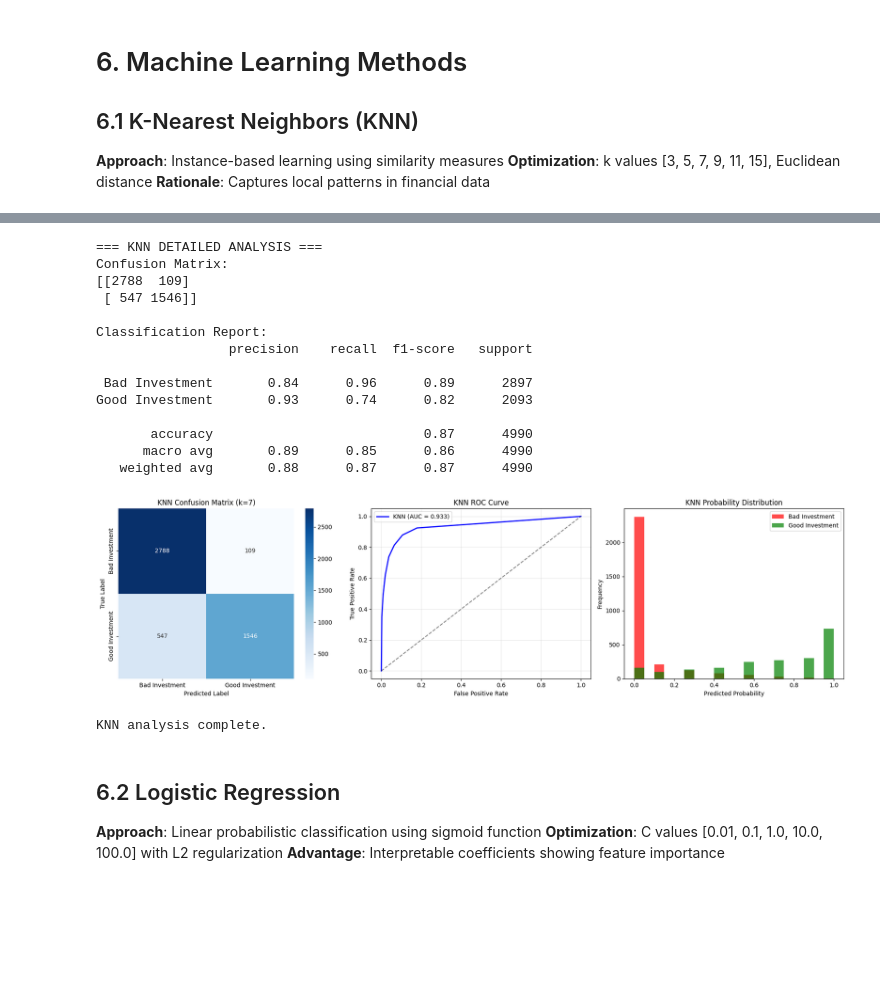
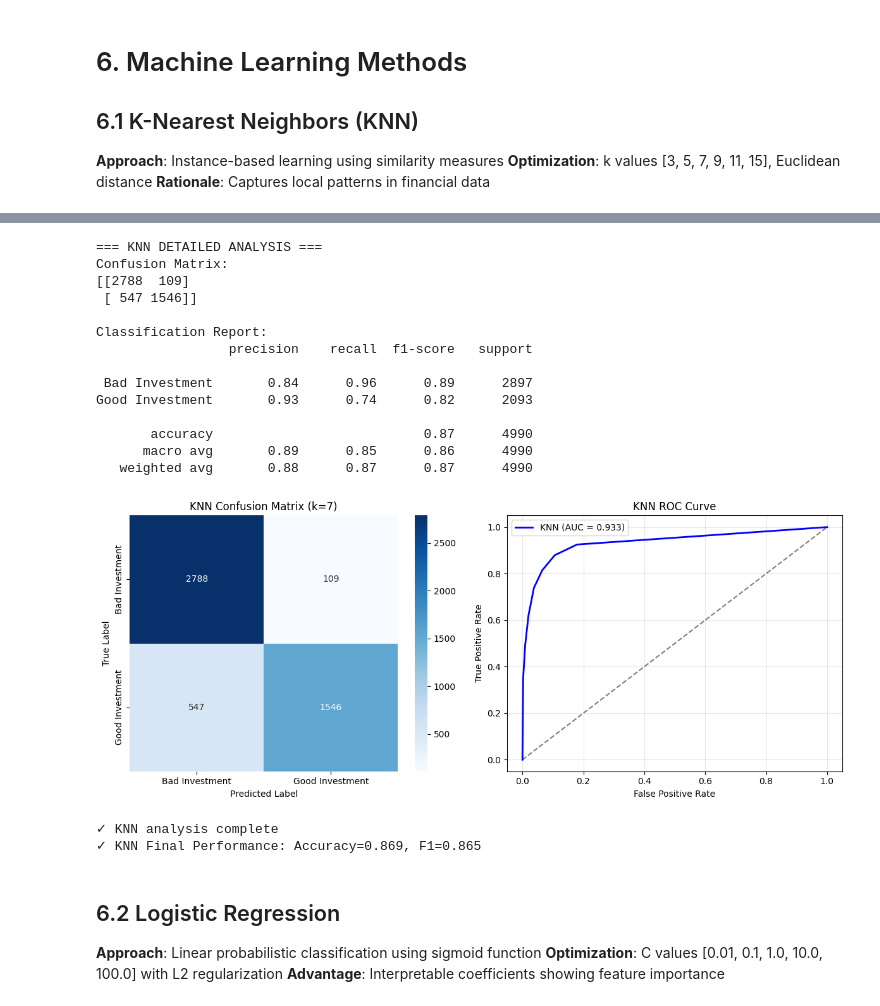
Before and after one commit to omaraboelfadl/CMP466-Summer25-G7-Project, a Jupyter notebook: CMP_466_G7_ProjectCode_Streamlined.ipynb, the cells around one changed output, grey strips where cells are left out. Saved outputs shown, nothing was run; the diff lists cells and outputs as text; code cells hidden in the pictures; blank space fills up the shorter version.

```diff
--- a/CMP_466_G7_ProjectCode_Streamlined.ipynb
+++ b/CMP_466_G7_ProjectCode_Streamlined.ipynb
@@ -414,5 +403,5 @@ All models trained successfully!
 # %%
-# KNN Model Analysis and Visualization
+# KNN Analysis with Essential Visualizations
 print("=== KNN DETAILED ANALYSIS ===")
 
 # Confusion Matrix
@@ -424,8 +413,8 @@ print(cm_knn)
 print(f"\nClassification Report:")
 print(classification_report(y_test, knn_pred, target_names=['Bad Investment', 'Good Investment']))
 
-# Visualizations
-fig, axes = plt.subplots(1, 3, figsize=(18, 5))
+# Essential Visualizations
+fig, axes = plt.subplots(1, 2, figsize=(12, 5))
 
 # 1. Confusion Matrix
 sns.heatmap(cm_knn, annot=True, fmt='d', cmap='Blues', ax=axes[0],
@@ -437,44 +426,38 @@ axes[0].set_xlabel('Predicted Label')
 
 # 2. ROC Curve
 fpr_knn, tpr_knn, _ = roc_curve(y_test, knn_proba)
 axes[1].plot(fpr_knn, tpr_knn, color='blue', linewidth=2,
              label=f'KNN (AUC = {knn_metrics["AUC"]:.3f})')
 axes[1].plot([0, 1], [0, 1], 'k--', alpha=0.5)
 axes[1].set_xlabel('False Positive Rate')
 axes[1].set_ylabel('True Positive Rate')
 axes[1].set_title('KNN ROC Curve')
 axes[1].legend()
 axes[1].grid(True, alpha=0.3)
 
-# 3. Probability Distribution
-axes[2].hist(knn_proba[y_test == 0], bins=20, alpha=0.7, label='Bad Investment', color='red')
-axes[2].hist(knn_proba[y_test == 1], bins=20, alpha=0.7, label='Good Investment', color='green')
-axes[2].set_xlabel('Predicted Probability')
-axes[2].set_ylabel('Frequency')
-axes[2].set_title('KNN Probability Distribution')
-axes[2].legend()
-
 plt.tight_layout()
 plt.show()
 
-print(f"KNN analysis complete.")
+print(f"✓ KNN analysis complete")
+print(f"✓ KNN Final Performance: Accuracy={knn_metrics['Accuracy']:.3f}, F1={knn_metrics['F1-Score']:.3f}")
 # %% [output]
 === KNN DETAILED ANALYSIS ===
 Confusion Matrix:
 [[2788  109]
  [ 547 1546]]
 
 Classification Report:
                  precision    recall  f1-score   support
 
  Bad Investment       0.84      0.96      0.89      2897
 Good Investment       0.93      0.74      0.82      2093
 
        accuracy                           0.87      4990
       macro avg       0.89      0.85      0.86      4990
    weighted avg       0.88      0.87      0.87      4990
-[figure, old version]
+[figure, new version]
-KNN analysis complete.
+✓ KNN analysis complete
+✓ KNN Final Performance: Accuracy=0.869, F1=0.865
 # %% [markdown]
 ## 6.2 Logistic Regression
 **Approach**: Linear probabilistic classification using sigmoid function
```
Also changed, not shown: parts of 26 cells of this notebook.
